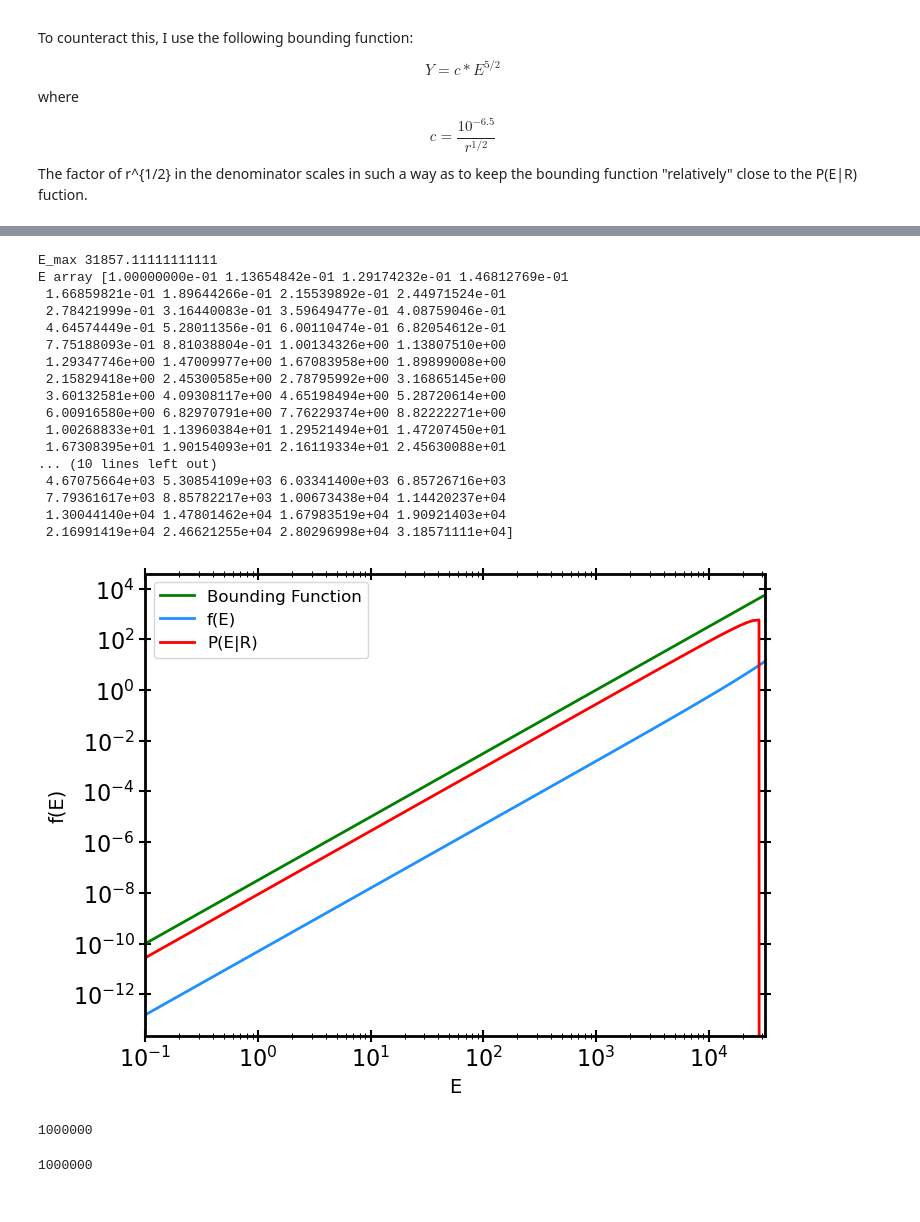
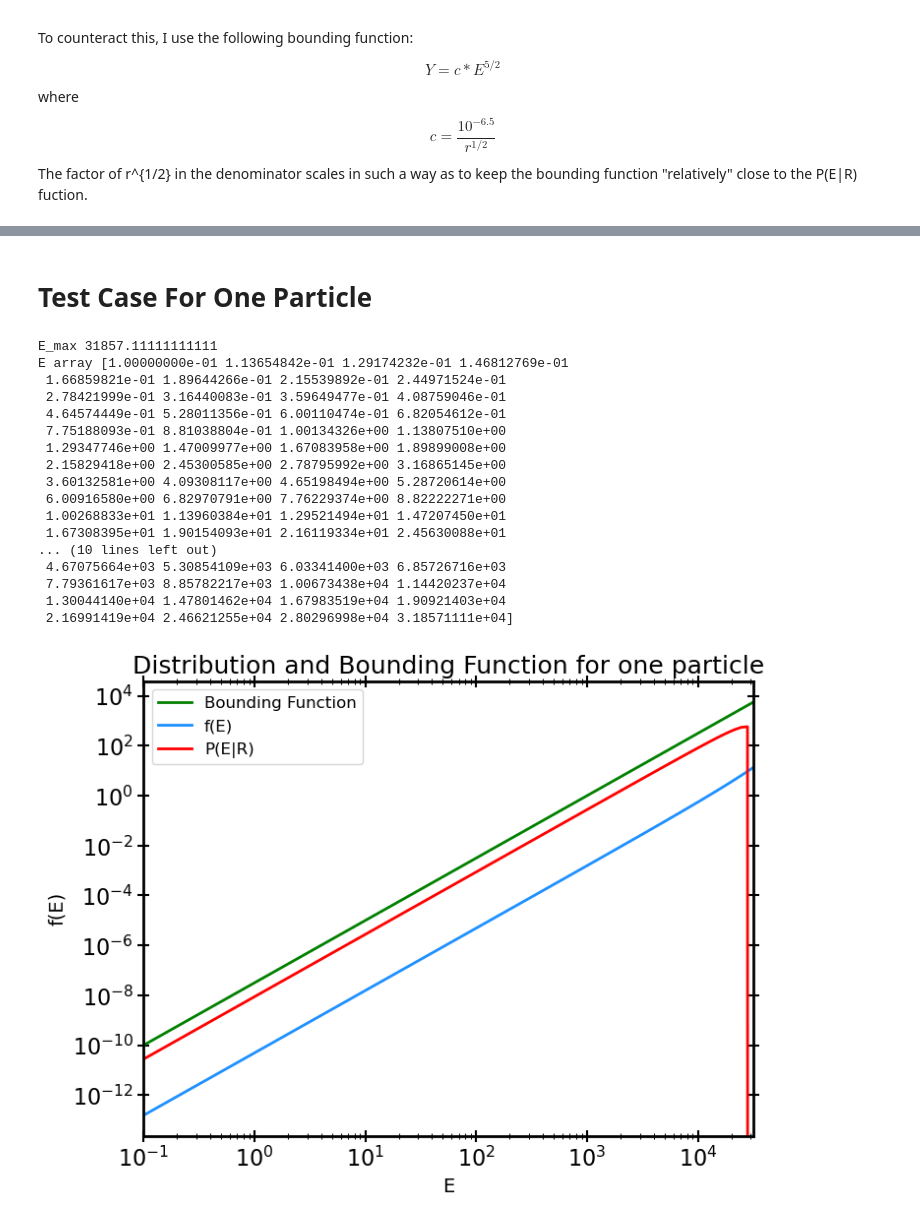
Before and after one commit to carlosajurado/AST384C-Computational-Astrophysics, a Jupyter notebook: HW1.ipynb, the cells around one changed output, grey strips where cells are left out. Saved outputs shown, nothing was run; the diff lists cells and outputs as text; code cells hidden in the pictures.

```diff
--- a/HW1.ipynb
+++ b/HW1.ipynb
@@ -535,3 +553,5 @@ print(len(E_sampled))
+# %% [markdown]
+# Test Case For One Particle
 # %%
 r_test = 100
 
@@ -553,36 +573,33 @@ bound_function = bounding_func(E_arr, 10**-6.5/r_test**(1/2))
 plt.loglog(E_arr, bound_function, label='Bounding Function', color='green', lw=2)
 plt.loglog(E_arr, dist_arr, label='f(E)', color='dodgerblue', lw=2)
 plt.loglog(E_arr, prob_arr, label='P(E|R)', color='red', lw=2)
 plt.legend(loc='upper left')
 
 
 
 
 plt.xlim(10**-1, E_max)
+plt.title('Distribution and Bounding Function for one particle')
 plt.xlabel('E')
 plt.ylabel('f(E)')
 plt.show()
 # %% [output]
 E_max 31857.11111111111
 E array [1.00000000e-01 1.13654842e-01 1.29174232e-01 1.46812769e-01
  1.66859821e-01 1.89644266e-01 2.15539892e-01 2.44971524e-01
  2.78421999e-01 3.16440083e-01 3.59649477e-01 4.08759046e-01
  4.64574449e-01 5.28011356e-01 6.00110474e-01 6.82054612e-01
  7.75188093e-01 8.81038804e-01 1.00134326e+00 1.13807510e+00
  1.29347746e+00 1.47009977e+00 1.67083958e+00 1.89899008e+00
  2.15829418e+00 2.45300585e+00 2.78795992e+00 3.16865145e+00
  3.60132581e+00 4.09308117e+00 4.65198494e+00 5.28720614e+00
  6.00916580e+00 6.82970791e+00 7.76229374e+00 8.82222271e+00
  1.00268833e+01 1.13960384e+01 1.29521494e+01 1.47207450e+01
  1.67308395e+01 1.90154093e+01 2.16119334e+01 2.45630088e+01
 ... (10 lines left out)
  4.67075664e+03 5.30854109e+03 6.03341400e+03 6.85726716e+03
  7.79361617e+03 8.85782217e+03 1.00673438e+04 1.14420237e+04
  1.30044140e+04 1.47801462e+04 1.67983519e+04 1.90921403e+04
  2.16991419e+04 2.46621255e+04 2.80296998e+04 3.18571111e+04]
-[figure, old version]
+[figure, new version]
-# %%
-print(len(E_sampled))
-# %% [output]
-1000000
 # %%
@@ -603,6 +618 @@ v_phi = v_arr * np.cos(theta)
-# %%
-vr_abs = np.abs(v_r)
-print(len(vr_abs))
-# %% [output]
-1000000
 # %% [markdown]
```
Also changed, not shown: parts of 11 cells of this notebook.
